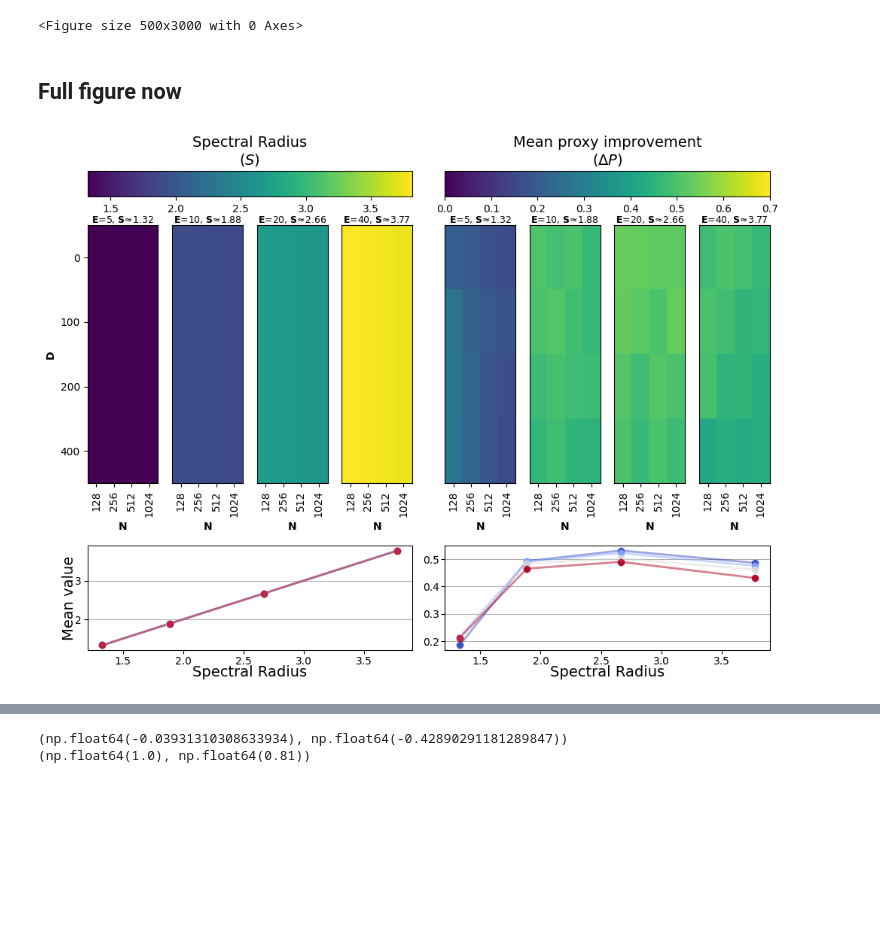
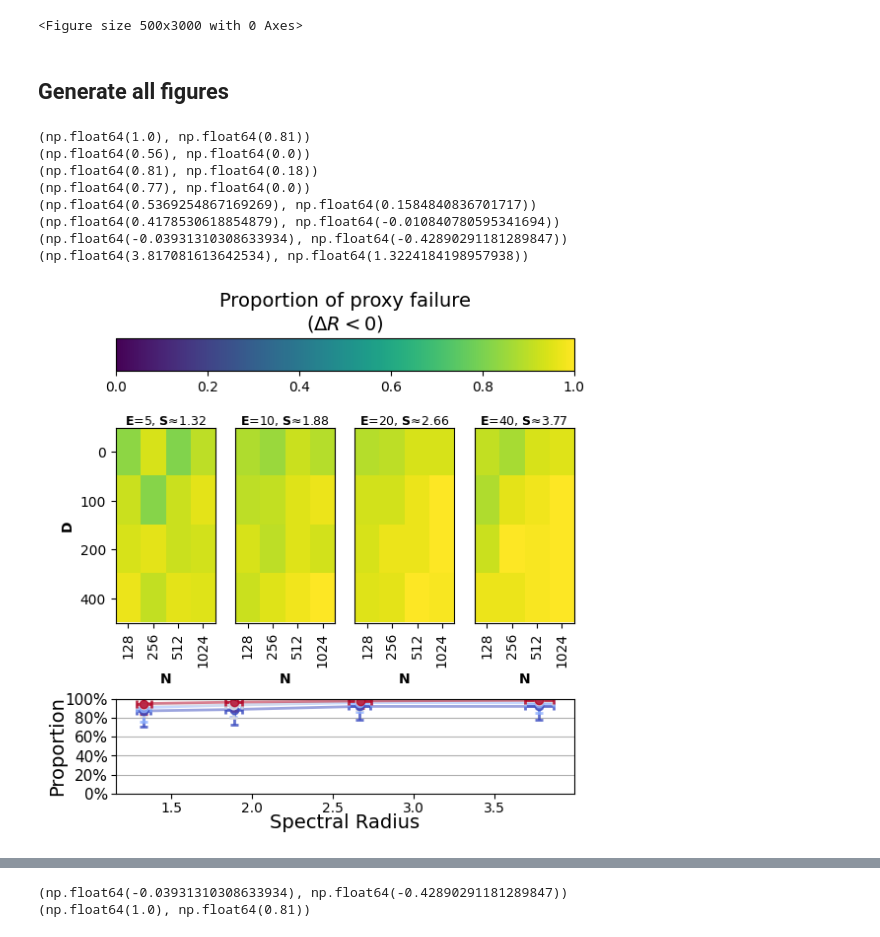
Before and after one commit to paulbanse/Proxy_General_Model, a Jupyter notebook: figures/figure4.ipynb, the cells around one changed output, grey strips where cells are left out. Saved outputs shown, nothing was run; the diff lists cells and outputs as text; code cells hidden in the pictures; blank space fills up the shorter version.

```diff
--- a/figures/figure4.ipynb
+++ b/figures/figure4.ipynb
@@ -410,25 +419,45 @@ for k  in range(len(option_list)):
 ['strong', 'weak', 'benign', 'proxy_failure', 'DeltaProx', 'DeltaGoal', 'DeltaCorr', 'SpectralRadius']
 <Figure size 500x3000 with 0 Axes>
 # %% [markdown]
-## Full figure now
+## Generate all figures
-# %%
-
-fig = plt.figure( figsize =(11.69,8.27))
-
-options_fig = ["SpectralRadius",'DeltaProx']
-gs = gridspec.GridSpec(2, len(options_fig), height_ratios=(3,1), figure=fig, wspace=0.1, hspace=0.3)
-clist = [None,(0,0.7)]
-
-
-for k in range(len(options_fig)):
-    Y_label = k ==0
-    plot_heatMap(gs[0,k], fig, df, param_list, options_fig[k], Y_label=Y_label, cmincmax=clist[k])
-    make_snake(gs[1,k], options_fig[k], Y_label=Y_label, little_dots=True)
-
-
-
-#plt.savefig("figures_output/fig4.svg", format="svg", transparent=transparent)
-
-plt.savefig("figures_output/fig4_1.png", format="png", transparent=transparent)
-# %% [output]
-[figure, removed]
+# %%
+
+
+all_options = ['proxy_failure','strong','weak','benign','DeltaProx','DeltaGoal','DeltaCorr', "SpectralRadius"]
+cbar_list = [False, False, False, False, True, True, True, True]
+all_clist = [(0,1),(0,1), (0, 1), (0, 1), (-0.010840780595341694,0.5369254867169269), (-0.010840780595341694, 0.5369254867169269), (-0.42890291181289847,0),(0,1)]
+j = 1
+for k in range(len(all_options)): #j, j+1): #
+    option = all_options[k]
+    clist = all_clist[k]
+    cbar = cbar_list[k]
+    if cbar:
+        fig = plt.figure( figsize =(6,5.5))
+        gs = gridspec.GridSpec(2, 1, height_ratios=(3,1), figure=fig, wspace=0.15, hspace=0.45)
+
+        Y_label = True
+        A = plot_heatMap(gs[0,0], fig, df, param_list, option, Y_label=Y_label, cmincmax=clist, ratio = 6, hspace=0.35, cbar= cbar_list[k])
+    else:
+        fig = plt.figure( figsize =(6,4))
+        gs = gridspec.GridSpec(2, 1, height_ratios=(3,1), figure=fig, wspace=0.15, hspace=0.55)
+
+        Y_label = True
+        A = plot_heatMap(gs[0,0], fig, df, param_list, option, Y_label=Y_label, cmincmax=clist, ratio = 6, hspace=0.35, cbar= cbar_list[k])
+    print(A)
+    make_snake(gs[1,0], option, Y_label=Y_label, little_dots=True)
+
+
+
+    #plt.savefig("figures_output/fig4.svg", format="svg", transparent=transparent)
+
+    plt.savefig("figures_output/fig_subpart_"+ str(k) +".png", format="png", transparent=transparent, dpi = 400, bbox_inches='tight')
+# %% [output]
+(np.float64(1.0), np.float64(0.81))
+(np.float64(0.56), np.float64(0.0))
+(np.float64(0.81), np.float64(0.18))
+(np.float64(0.77), np.float64(0.0))
+(np.float64(0.5369254867169269), np.float64(0.1584840836701717))
+(np.float64(0.4178530618854879), np.float64(-0.010840780595341694))
+(np.float64(-0.03931310308633934), np.float64(-0.42890291181289847))
+(np.float64(3.817081613642534), np.float64(1.3224184198957938))
+[figure, added]
```
Also changed, not shown: parts of 7 cells of this notebook, 2 other files.
